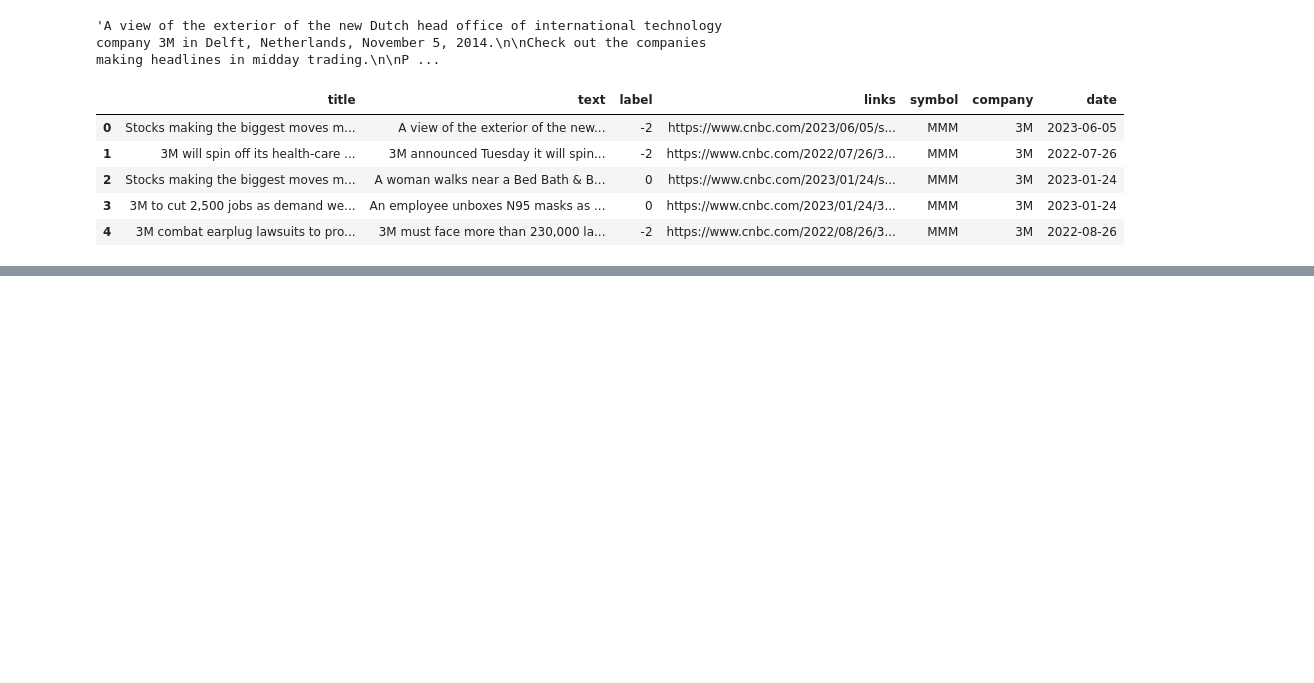
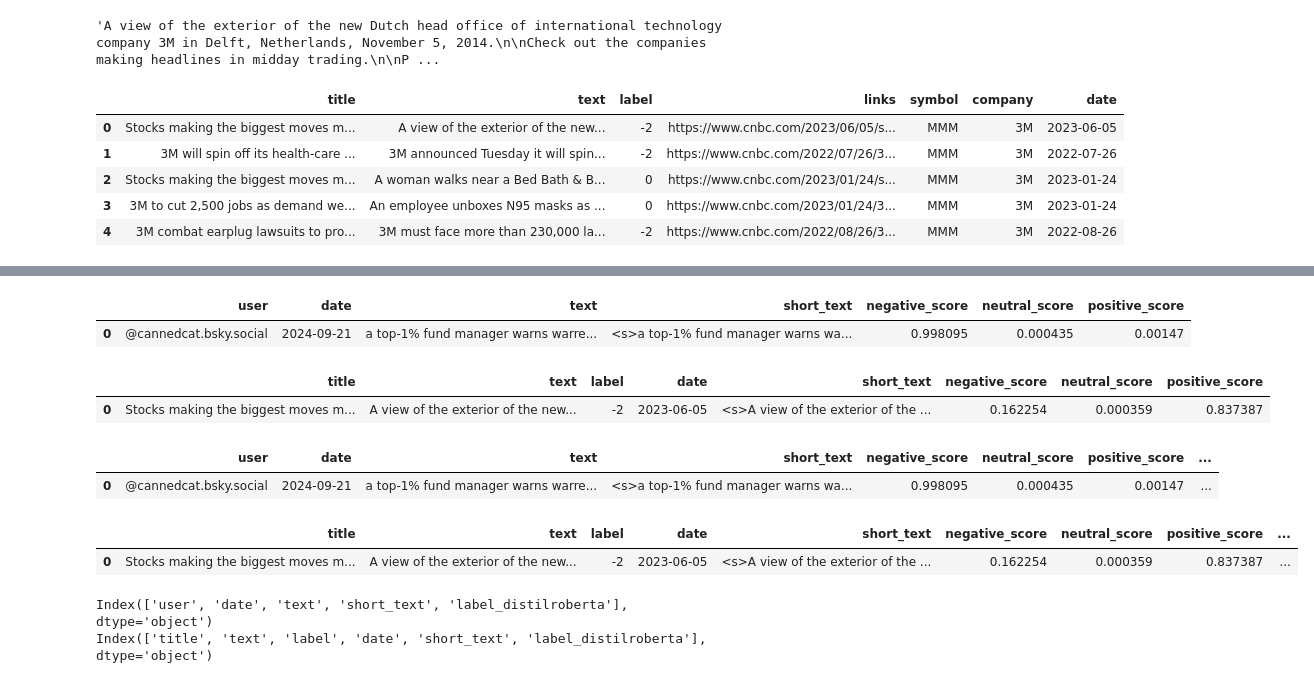
Before and after one commit to erlonL/series-temporais, a Jupyter notebook: projeto2/ST_Projeto2_.ipynb, the cells around one changed output, grey strips where cells are left out. Drawn from its saved outputs; the diff is of its cells as text; code cells hidden in the pictures; blank space fills up the shorter version.

```diff
--- a/projeto2/ST_Projeto2_.ipynb
+++ b/projeto2/ST_Projeto2_.ipynb
@@ -263,0 +273,66 @@ with open('data/pkl/df_news_sentiment.pkl', 'wb') as f:
+# %%
+bsky['negative_score'] = bsky['sentiment'].apply(lambda x: x[0][0]['score'])
+bsky['neutral_score'] = bsky['sentiment'].apply(lambda x: x[0][1]['score'])
+bsky['positive_score'] = bsky['sentiment'].apply(lambda x: x[0][2]['score'])
+
+bsky = bsky.drop(columns=['sentiment'])
+
+bsky.head(1)
+# %% [output]
+|  | user | date | text | short_text | negative_score | neutral_score | positive_score |
+| 0 | @cannedcat.bsky.social | 2024-09-21 | a top-1% fund manager warns warre... | <s>a top-1% fund manager warns wa... | 0.998095 | 0.000435 | 0.00147 |
+# %%
+news['negative_score'] = news['sentiment'].apply(lambda x: x[0][0]['score'])
+news['neutral_score'] = news['sentiment'].apply(lambda x: x[0][1]['score'])
+news['positive_score'] = news['sentiment'].apply(lambda x: x[0][2]['score'])
+
+news = news.drop(columns=['sentiment'])
+
+news.head(1)
+# %% [output]
+|  | title | text | label | date | short_text | negative_score | neutral_score | positive_score |
+| 0 | Stocks making the biggest moves m... | A view of the exterior of the new... | -2 | 2023-06-05 | <s>A view of the exterior of the ... | 0.162254 | 0.000359 | 0.837387 |
+# %%
+def classify_sentiment(negative_score, neutral_score, positive_score):
+    # Define limiares para classificar os sentimentos
+    big_threshold = 0.75  # Limite para "Muito Negativo" e "Muito Positivo"
+    small_threshold = 0.25  # Limite para "Pouco Negativo" e "Pouco Positivo"
+
+    # Classificação para sentimentos negativos
+    if negative_score > big_threshold:
+        return -2  # Muito Negativo
+    elif negative_score > small_threshold:
+        return - 1  # Pouco Negativo
+
+    # Classificação para sentimentos positivos
+    if positive_score > big_threshold:
+        return 2  # Muito Positivo
+    elif positive_score > small_threshold:
+        return 1  # Pouco Positivo
+
+    # Se os scores de negativo e positivo forem pequenos, é negligível
+    return 0  # Negligível
+# %%
+bsky['label_distilroberta'] = bsky.apply(lambda x: classify_sentiment(x['negative_score'], x['neutral_score'], x['positive_score']), axis=1)
+
+bsky.head(1)
+# %% [output]
+|  | user | date | text | short_text | negative_score | neutral_score | positive_score | ... |
+| 0 | @cannedcat.bsky.social | 2024-09-21 | a top-1% fund manager warns warre... | <s>a top-1% fund manager warns wa... | 0.998095 | 0.000435 | 0.00147 | ... |
+# %%
+news['label_distilroberta'] = news.apply(lambda x: classify_sentiment(x['negative_score'], x['neutral_score'], x['positive_score']), axis=1)
+
+news.head(1)
+# %% [output]
+|  | title | text | label | date | short_text | negative_score | neutral_score | positive_score | ... |
+| 0 | Stocks making the biggest moves m... | A view of the exterior of the new... | -2 | 2023-06-05 | <s>A view of the exterior of the ... | 0.162254 | 0.000359 | 0.837387 | ... |
+# %%
+# drop score columns
+bsky = bsky.drop(columns=['negative_score', 'neutral_score', 'positive_score'])
+news = news.drop(columns=['negative_score', 'neutral_score', 'positive_score'])
+
+print(bsky.columns)
+print(news.columns)
+# %% [output]
+Index(['user', 'date', 'text', 'short_text', 'label_distilroberta'], dtype='object')
+Index(['title', 'text', 'label', 'date', 'short_text', 'label_distilroberta'], dtype='object')
```
Also changed, not shown: parts of 11 cells of this notebook, 1 other file.
